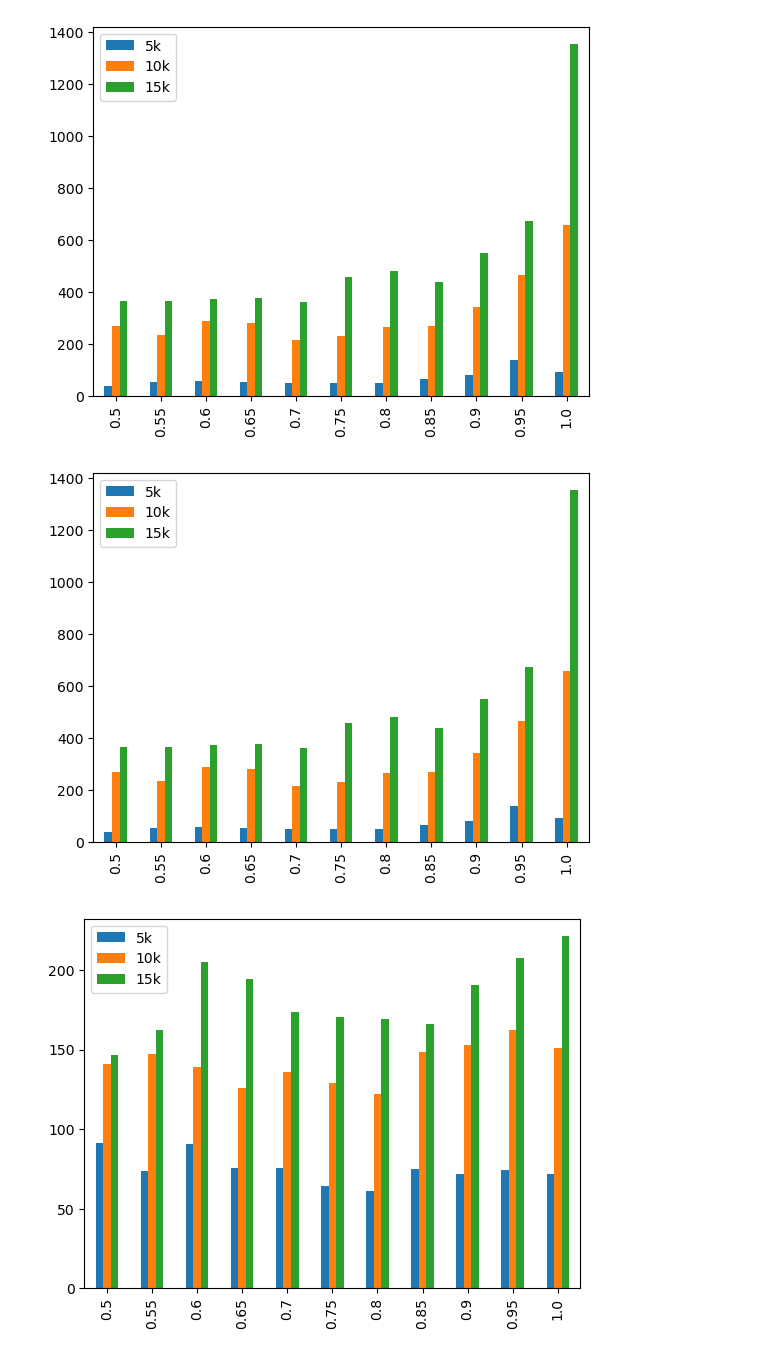
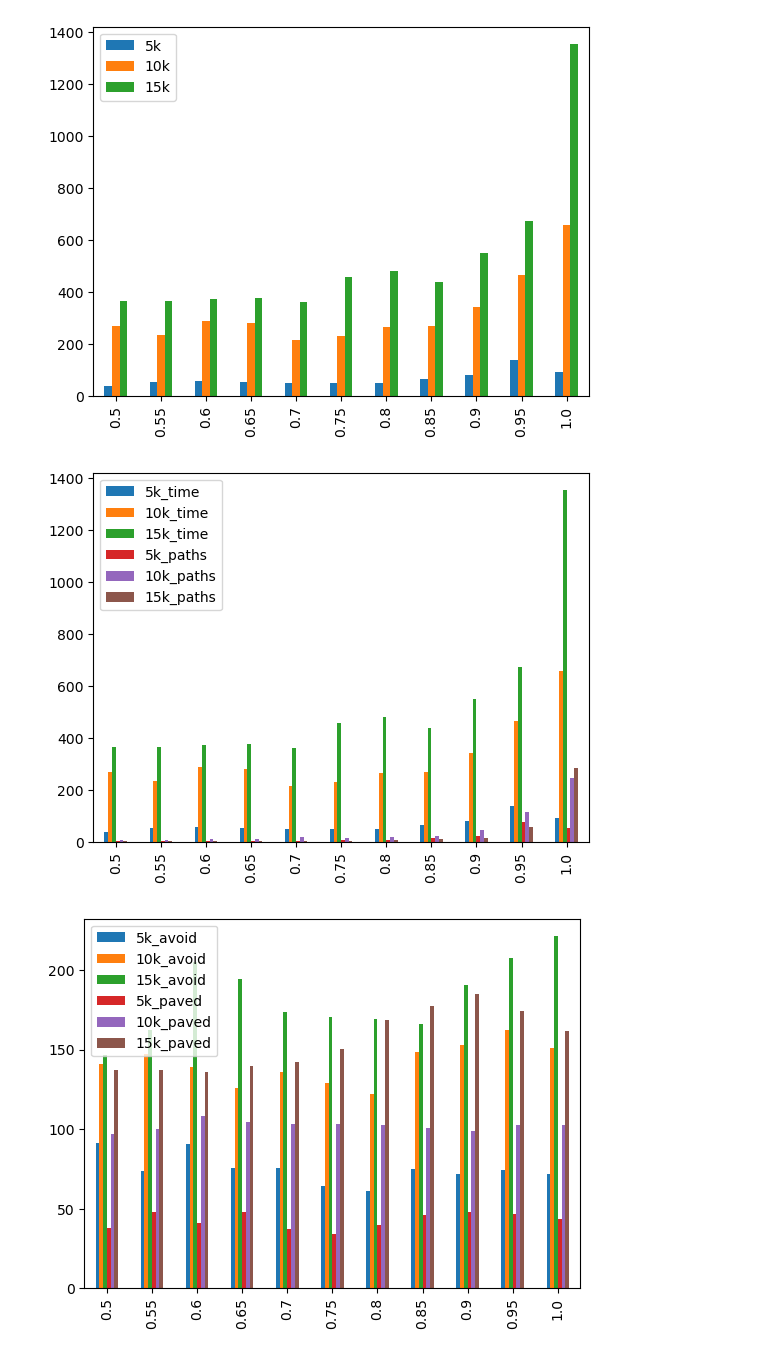
Before and after one commit to Selbonyka/LoopBuddy, a Jupyter notebook: evaluation/alpha_visualization.ipynb, the cells around one changed output. Drawn from its saved outputs; the diff is of its cells as text; code cells hidden in the pictures.

```diff
--- a/evaluation/alpha_visualization.ipynb
+++ b/evaluation/alpha_visualization.ipynb
@@ -47,25 +47,28 @@ time_path_number = pd.DataFrame({
     "15k_paths": path_number_15k["Mean"]
 })
 
-elapsed_time.index = elapsed_time.index.round(2)
-elapsed_time.plot.bar()
-elapsed_time.to_csv("smoothing_final/time_path_number.csv")
+time_path_number.index = time_path_number.index.round(2)
+time_path_number.plot.bar()
+time_path_number.to_csv("smoothing_final/time_path_number.csv")
 # %% [output]
-[figure, old version]
+[figure, new version]
 # %%
 # time taken
 badness_5k = pd.read_csv("/Users/sofiiashome/Documents/Studying at WU/Bachelor's Thesis/Bachelor Thesis Coding/LoopBuddy/evaluation/5ksmoothing005/badness.csv", index_col=0)
 badness_10k = pd.read_csv("/Users/sofiiashome/Documents/Studying at WU/Bachelor's Thesis/Bachelor Thesis Coding/LoopBuddy/evaluation/10ksmoothing005/badness.csv", index_col=0)
 badness_15k = pd.read_csv("/Users/sofiiashome/Documents/Studying at WU/Bachelor's Thesis/Bachelor Thesis Coding/LoopBuddy/evaluation/15ksmoothing005/badness.csv", index_col=0)
 
 badness = pd.DataFrame({
-        "5k": badness_5k["Avoid"],
-        "10k": badness_10k["Avoid"],
-        "15k": badness_15k["Avoid"]
+        "5k_avoid": badness_5k["Avoid"],
+        "10k_avoid": badness_10k["Avoid"],
+        "15k_avoid": badness_15k["Avoid"],
+        "5k_paved": badness_5k["Paved"],
+        "10k_paved": badness_10k["Paved"],
+        "15k_paved": badness_15k["Paved"]
 
     })
 badness.index = elapsed_time.index.round(2)
 badness.plot.bar()
-badness.to_csv("smoothing_final/badness_avoid.csv")
+badness.to_csv("smoothing_final/badness.csv")
 # %% [output]
-[figure, old version]
+[figure, new version]
```
Also changed, not shown: 1 other file.
